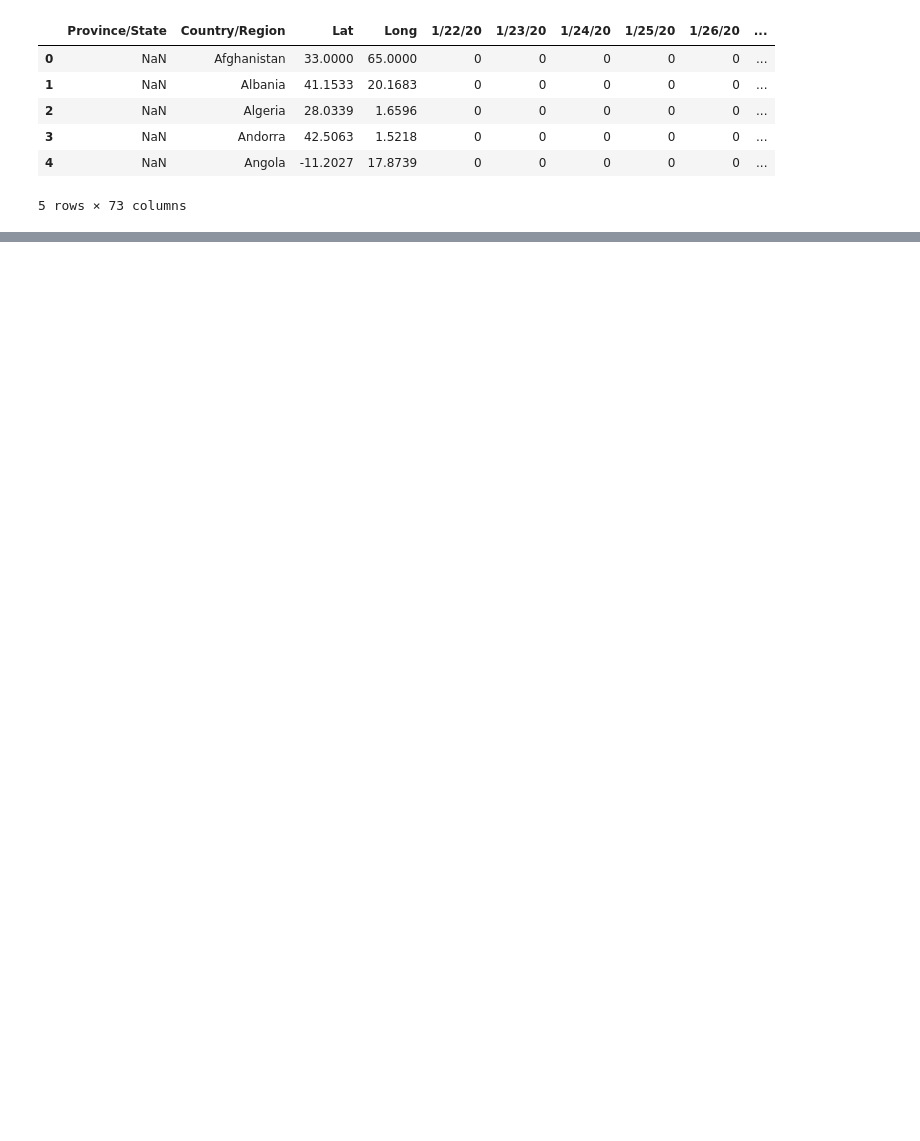
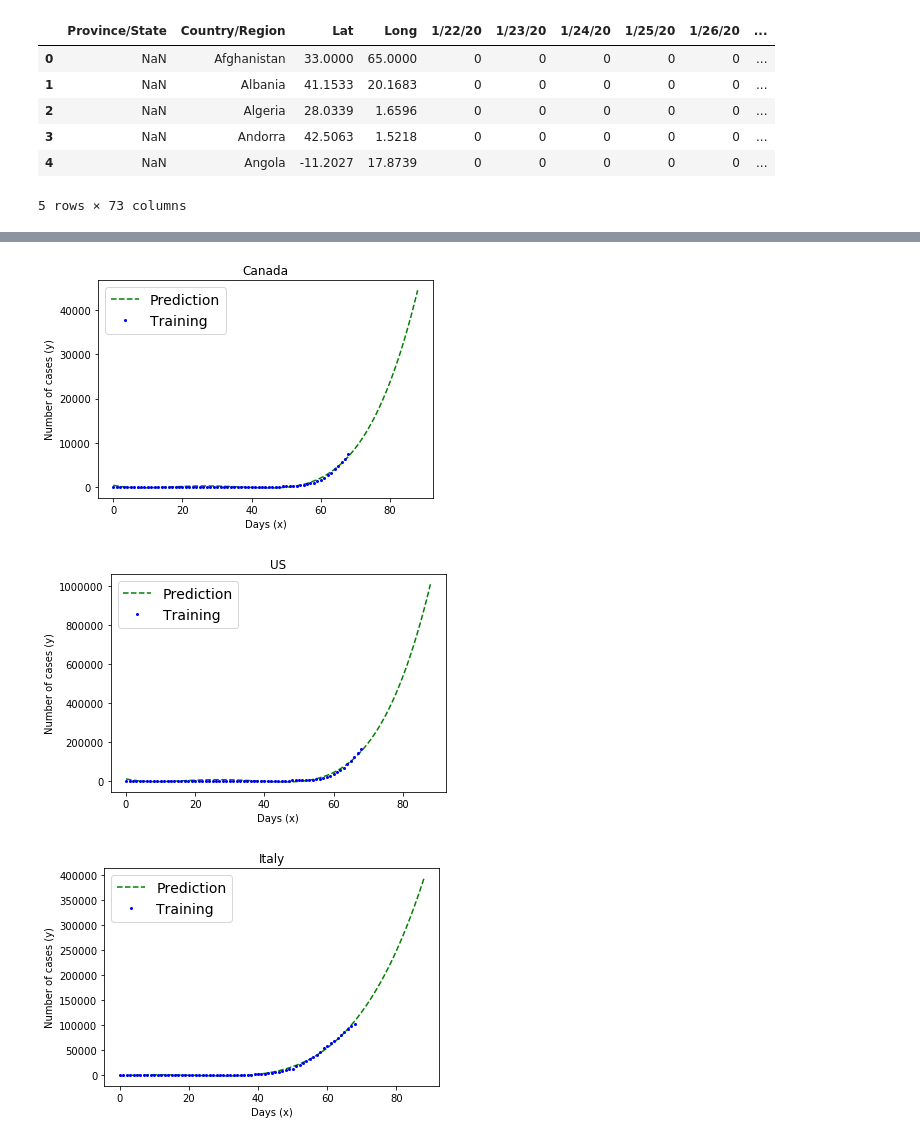
Before and after one commit to moslehm/COVID19-ML-Predictions, a Jupyter notebook: COVID-19 Predictions.ipynb, the cells around one changed output, grey strips where cells are left out. Cells and saved outputs as stored; diff of their text form; code cells hidden in the pictures; blank space fills up the shorter version.

```diff
--- a/COVID-19 Predictions.ipynb
+++ b/COVID-19 Predictions.ipynb
@@ -26,0 +55,11 @@ confirmed_table.head()
+# %%
+# Get the column names as strings in a list (pandas index)
+columns = full_confirmed_table.keys()
+
+# Get columns from index 4 until the last index. This gets us the tables with the dates only.
+confirmed_table = full_confirmed_table.loc[:, columns[4]:]
+deaths_table = full_deaths_table.loc[:, columns[4]:]
+recovered_table = full_recovered_table.loc[:, columns[4]:]
+
+# Confirming table is clean
+confirmed_table.head()
@@ -26,0 +136,25 @@ confirmed_table.head()
+# %%
+# lets look at some countries individually
+def plotCountry(country, X):
+    countryTable = full_confirmed_table.loc[full_confirmed_table['Country/Region'] == country].loc[:, columns[4]:]
+    countrySum = countryTable.sum(axis=0).to_numpy()
+    countryModel = Pipeline([("poly_features", PolynomialFeatures(degree=4, include_bias=False)),
+                       ("lin_reg", LinearRegression())])
+    countryModel.fit(X, countrySum)
+    countryPrediction = countryModel.predict(new_x)
+    plt.plot(new_x, countryPrediction, 'g--', label='Prediction')
+    plt.plot(X, countrySum, 'b.', markersize=4, label='Training')
+    plt.ticklabel_format(style='plain') # Stops values from showing up in scientic notation
+    plt.xlabel("Days (x)")
+    plt.ylabel("Number of cases (y)")
+    plt.legend(prop={'size': 14})
+    plt.title(country)
+    plt.show()
+# %%
+plotCountry("Canada", X)
+plotCountry("US", X)
+plotCountry("Italy", X)
+# %% [output]
+[figure, added]
+[figure, added]
+[figure, added]
```
Also changed, not shown: parts of 19 cells of this notebook.
